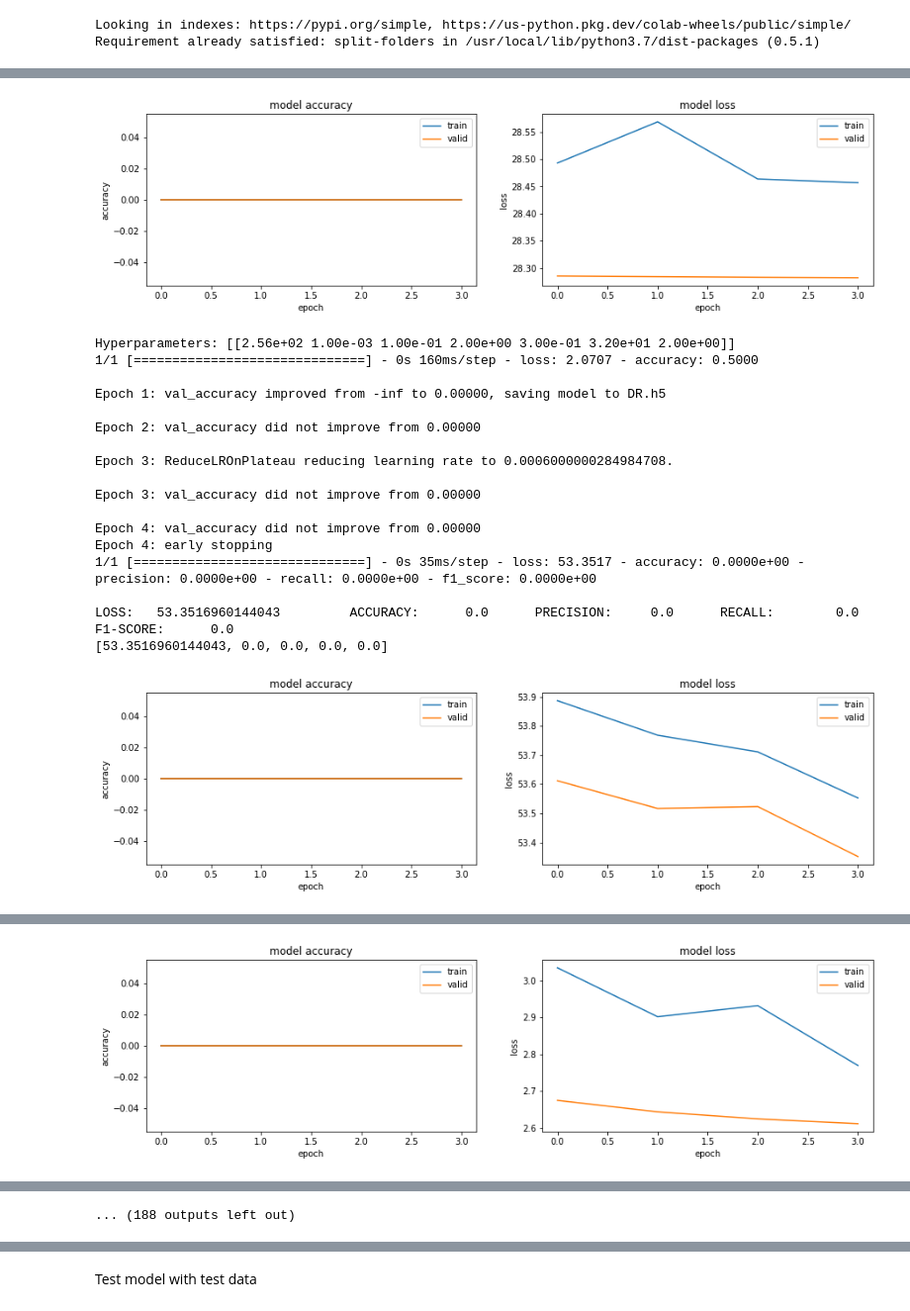
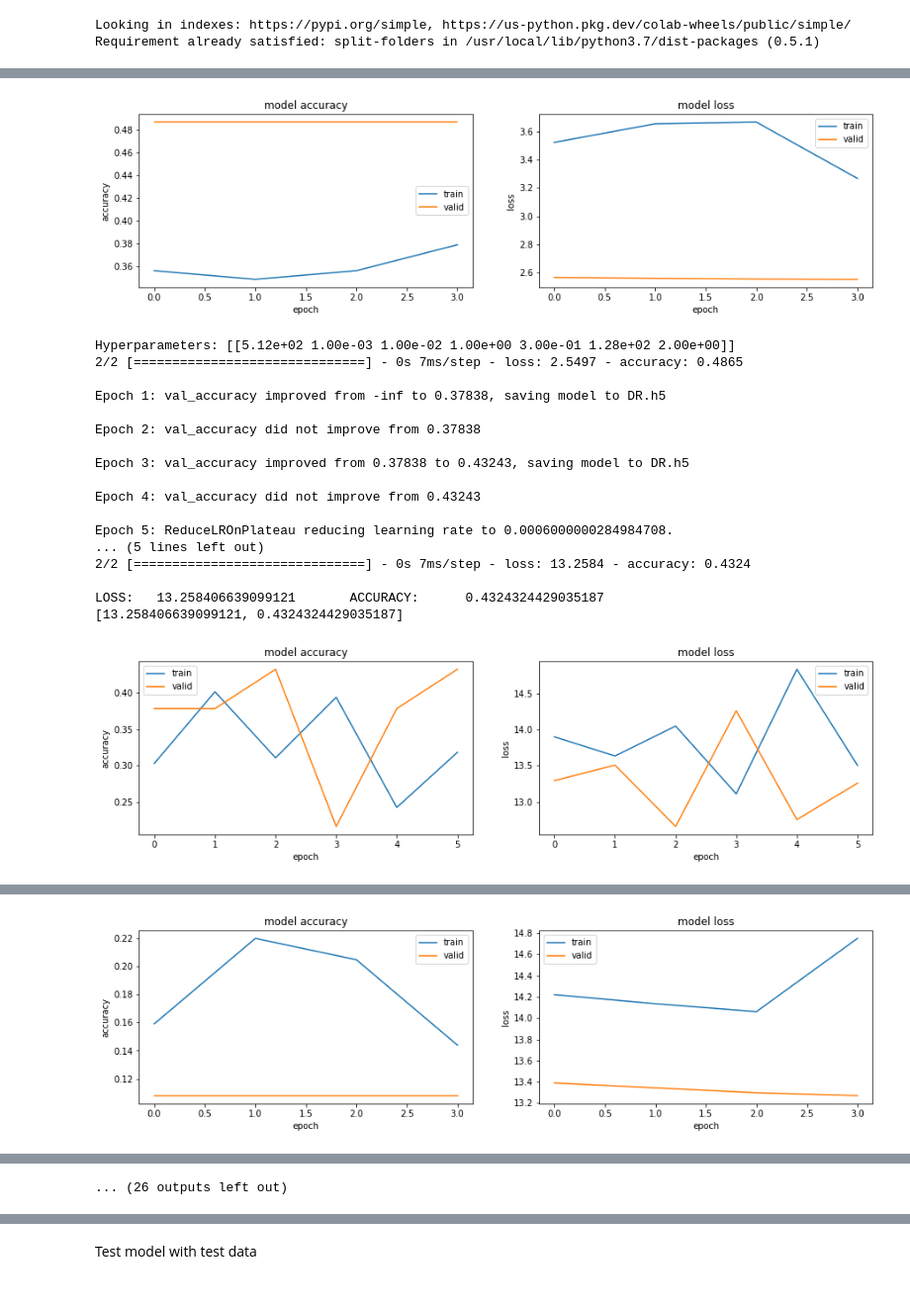
Before and after one commit to gayecolakoglu/DiabeticRetinopathyDetection, a Jupyter notebook: Bayesian_DenseNet.ipynb, the cells around one changed output, grey strips where cells are left out. Shown at 99% size. Drawn from its saved outputs; the diff is of its cells as text; code cells hidden in the pictures.

```diff
--- a/Bayesian_DenseNet.ipynb
+++ b/Bayesian_DenseNet.ipynb
@@ -89,21 +95,6 @@ base_model = K.models.Model(inputs=input_tensor, outputs=output)
 # %%
-# using the training data
-train_datagen = K.preprocessing.image.ImageDataGenerator(rescale=1./255,
-                                                        rotation_range=40,
-                                                        width_shift_range=0.2,
-                                                        height_shift_range=0.2,
-                                                        zoom_range=0.2,
-                                                        shear_range=0.2,
-                                                        horizontal_flip=True,
-                                                        fill_mode='nearest')# with data augmentation for train set
-
-train_generator = train_datagen.flow(x_train,
-                                     y_train,
-                                     batch_size=32,
-                                     shuffle=False)
-features_train = base_model.predict(train_generator)
 # repeat the same operation with the test data (here used for validation)
-val_datagen = K.preprocessing.image.ImageDataGenerator(rescale=1./255)  # no augmentation for validation set
+val_datagen = K.preprocessing.image.ImageDataGenerator()  # no augmentation for validation set
 val_generator = val_datagen.flow(x_test,
                                  y_test,
                                  batch_size=32,
@@ -135,32 +126,17 @@ def build_model(units=256, learning_rate=1e-4, l2=1e-2, activation=2, rate=0.5,
     model.compile(
             optimizer=K.optimizers.Adam(learning_rate=learning_rate),
             loss='categorical_crossentropy',
-            metrics=[tf.keras.metrics.Accuracy(),
-                              tf.keras.metrics.Precision(),
-                              tf.keras.metrics.Recall(),
-                              tfa.metrics.F1Score(num_classes=5,
-                                                  average='macro',
-                                                  threshold=0.5)])
+            metrics=["accuracy"])
   elif optim==2:
     model.compile(
             optimizer=K.optimizers.SGD(learning_rate=learning_rate),
             loss='categorical_crossentropy',
-            metrics=[tf.keras.metrics.Accuracy(),
-                              tf.keras.metrics.Precision(),
-                              tf.keras.metrics.Recall(),
-                              tfa.metrics.F1Score(num_classes=5,
-                                                  average='macro',
-                                                  threshold=0.5)])
+            metrics=["accuracy"])
   elif optim==3:
     model.compile(
             optimizer=K.optimizers.RMSprop(learning_rate=learning_rate),
             loss='categorical_crossentropy',
-            metrics=[tf.keras.metrics.Accuracy(),
-                              tf.keras.metrics.Precision(),
-                              tf.keras.metrics.Recall(),
-                              tfa.metrics.F1Score(num_classes=5,
-                                                  average='macro',
-                                                  threshold=0.5)])
+            metrics=["accuracy"])
   else:
     print("Wrong optimizer!!")
   # Define some callback functions to be used by the model during training
@@ -236,8 +212,8 @@ def f(x):
   history = fit_model(model, lr_reduce, early_stop, checkpoint, batch)
   evaluation = evaluate_model(model)
   print()
-  print("LOSS:\t{0} \t ACCURACY:\t{1} \t PRECISION:\t{2} \t RECALL:\t{3} \t F1-SCORE:\t{4}".format(evaluation[0],
-  evaluation[1], evaluation[2], evaluation[3], evaluation[4]))
+  print("LOSS:\t{0} \t ACCURACY:\t{1}".format(evaluation[0],evaluation[1]))
+  #print("LOSS:\t{0} \t ACCURACY:\t{1} \t PRECISION:\t{2} \t RECALL:\t{3} \t F1-SCORE:\t{4}".format(evaluation[0], evaluation[1], evaluation[2], evaluation[3], evaluation[4]))
   print(evaluation)
   print()
   # compare previous and current validation accuracies
@@ -321,19 +296,19 @@ LOSS:   28.28240394592285        ACCURACY:      0.0      PRECISION:     0.0
-[figure, old version]
+[figure, new version]
-Hyperparameters: [[2.56e+02 1.00e-03 1.00e-01 2.00e+00 3.00e-01 3.20e+01 2.00e+00]]
-1/1 [==============================] - 0s 160ms/step - loss: 2.0707 - accuracy: 0.5000
+Hyperparameters: [[5.12e+02 1.00e-03 1.00e-02 1.00e+00 3.00e-01 1.28e+02 2.00e+00]]
+2/2 [==============================] - 0s 7ms/step - loss: 2.5497 - accuracy: 0.4865
 
-Epoch 1: val_accuracy improved from -inf to 0.00000, saving model to DR.h5
+Epoch 1: val_accuracy improved from -inf to 0.37838, saving model to DR.h5
 
-Epoch 2: val_accuracy did not improve from 0.00000
+Epoch 2: val_accuracy did not improve from 0.37838
 
-Epoch 3: ReduceLROnPlateau reducing learning rate to 0.0006000000284984708.
+Epoch 3: val_accuracy improved from 0.37838 to 0.43243, saving model to DR.h5
 
-Epoch 3: val_accuracy did not improve from 0.00000
+Epoch 4: val_accuracy did not improve from 0.43243
 
-Epoch 4: val_accuracy did not improve from 0.00000
-Epoch 4: early stopping
-1/1 [==============================] - 0s 35ms/step - loss: 53.3517 - accuracy: 0.0000e+00 - precision: 0.0000e+00 - recall: 0.0000e+00 - f1_score: 0.0000e+00
+Epoch 5: ReduceLROnPlateau reducing learning rate to 0.0006000000284984708.
+... (5 lines left out)
+2/2 [==============================] - 0s 7ms/step - loss: 13.2584 - accuracy: 0.4324
 
-LOSS:   53.3516960144043         ACCURACY:      0.0      PRECISION:     0.0      RECALL:        0.0      F1-SCORE:      0.0
-[53.3516960144043, 0.0, 0.0, 0.0, 0.0]
+LOSS:   13.258406639099121       ACCURACY:      0.4324324429035187
+[13.258406639099121, 0.4324324429035187]
-[figure, old version]
+[figure, new version]
@@ -357 +332 @@ LOSS:   2.6111526489257812       ACCURACY:      0.0      PRECISION:     1.0
-[figure, old version]
+[figure, new version]
@@ -412,4 +387,4 @@ LOSS:   54.205078125     ACCURACY:      0.0      PRECISION:     0.0      RECALL:
-... (188 outputs left out)
+... (26 outputs left out)
 # %%
 # print optimized model
 activation_dict = {1: 'relu', 2: 'elu', 3: 'tanh'}
```
Also changed, not shown: parts of 15 cells of this notebook.
